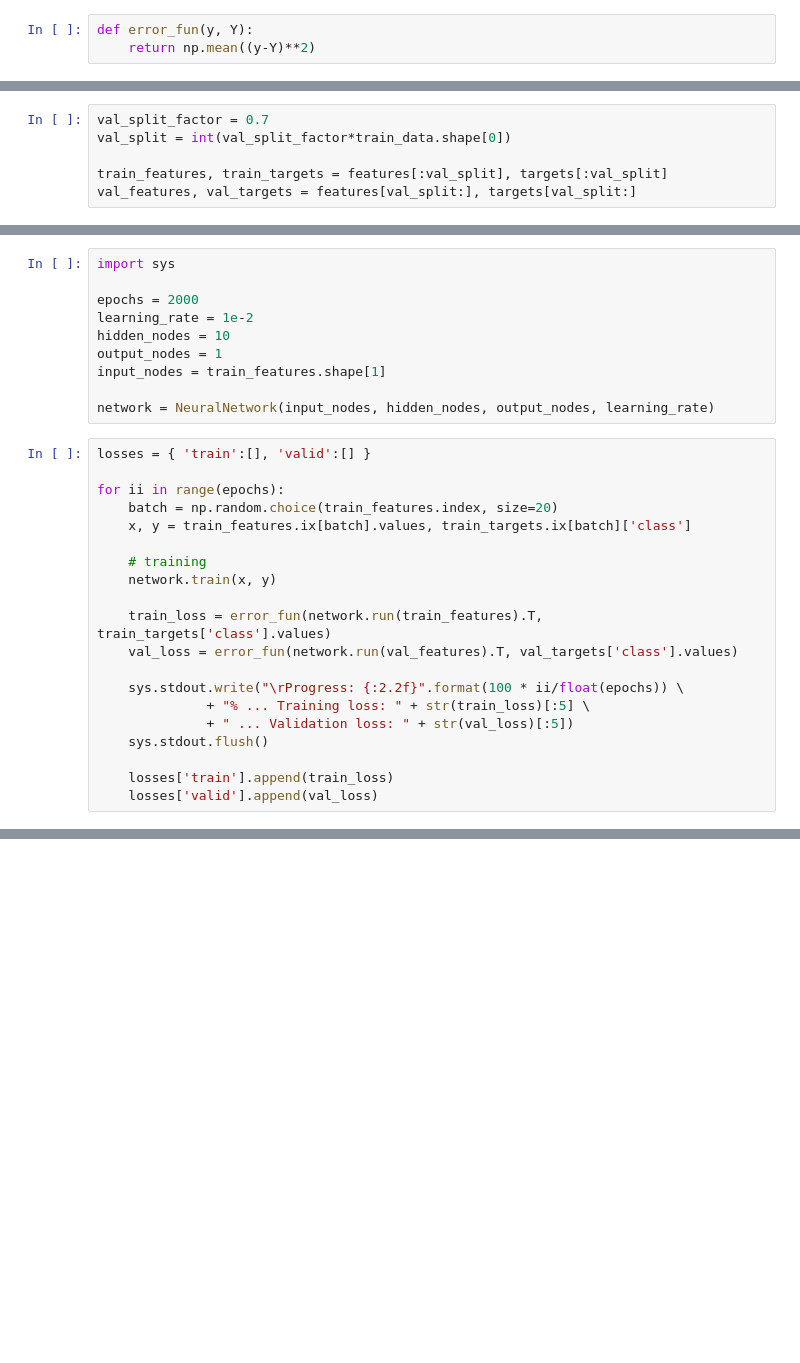
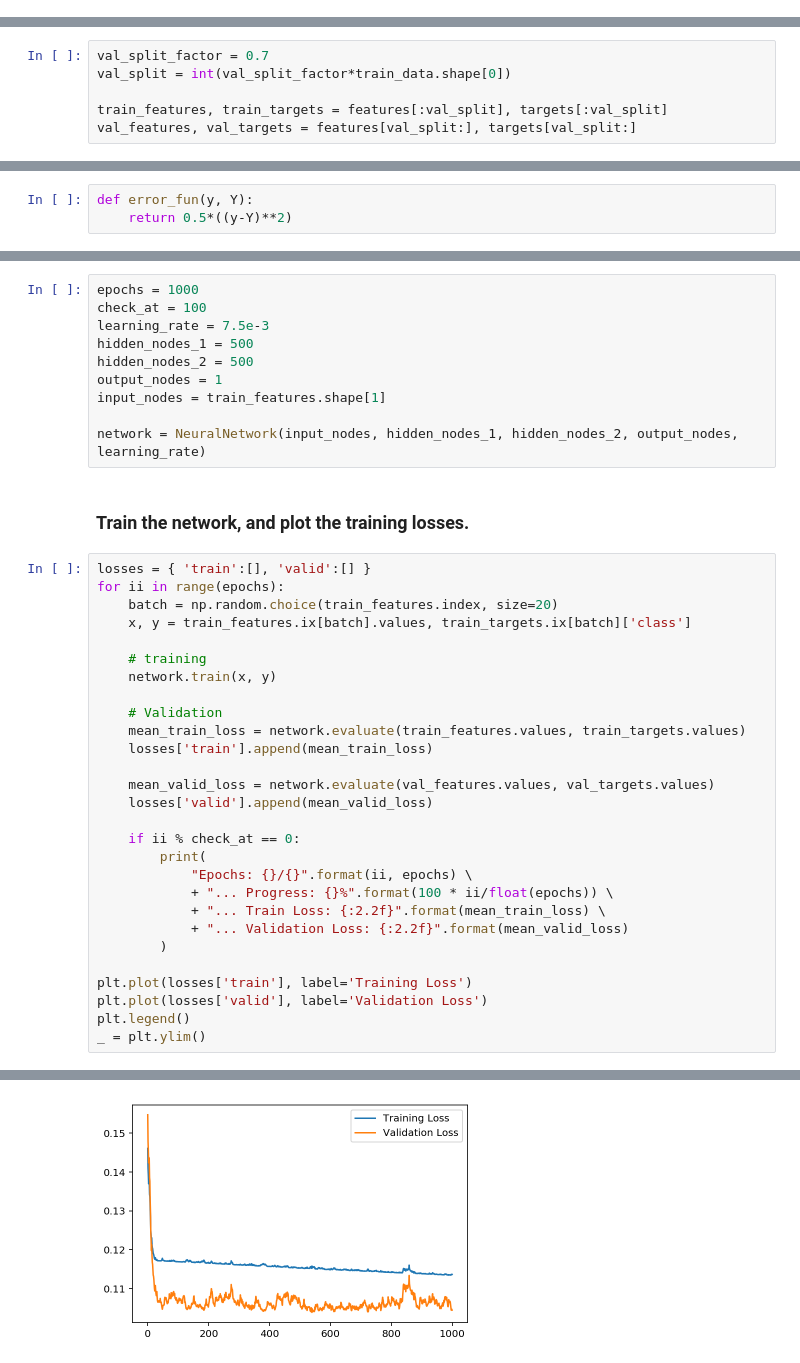
Before and after one commit to elchroy/diabetes-nn-notebook, a Jupyter notebook: notebook.ipynb, the cells around one changed output, grey strips where cells are left out. Saved outputs shown, nothing was run; the diff lists cells and outputs as text; blank space fills up the shorter version.

Commit message:
update network class

```diff
--- a/notebook.ipynb
+++ b/notebook.ipynb
@@ -27,3 +48,0 @@ data.head()
-# %%
-def error_fun(y, Y):
-    return np.mean((y-Y)**2)
@@ -46,0 +90,3 @@ val_features, val_targets = features[val_split:], targets[val_split:]
+# %%
+def error_fun(y, Y):
+    return 0.5*((y-Y)**2)
@@ -117,16 +221,17 @@ class NeuralNetwork:
 # %%
-import sys
-
-epochs = 2000
-learning_rate = 1e-2
-hidden_nodes = 10
+epochs = 1000
+check_at = 100
+learning_rate = 7.5e-3
+hidden_nodes_1 = 500
+hidden_nodes_2 = 500
 output_nodes = 1
 input_nodes = train_features.shape[1]
 
-network = NeuralNetwork(input_nodes, hidden_nodes, output_nodes, learning_rate)
+network = NeuralNetwork(input_nodes, hidden_nodes_1, hidden_nodes_2, output_nodes, learning_rate)
+# %% [markdown]
+### Train the network, and plot the training losses.
 # %%
 losses = { 'train':[], 'valid':[] }
-
 for ii in range(epochs):
     batch = np.random.choice(train_features.index, size=20)
     x, y = train_features.ix[batch].values, train_targets.ix[batch]['class']
@@ -134,14 +239,23 @@ for ii in range(epochs):
     # training
     network.train(x, y)
 
-    train_loss = error_fun(network.run(train_features).T, train_targets['class'].values)
-    val_loss = error_fun(network.run(val_features).T, val_targets['class'].values)
+    # Validation
+    mean_train_loss = network.evaluate(train_features.values, train_targets.values)
+    losses['train'].append(mean_train_loss)
 
-    sys.stdout.write("\rProgress: {:2.2f}".format(100 * ii/float(epochs)) \
-              + "% ... Training loss: " + str(train_loss)[:5] \
-              + " ... Validation loss: " + str(val_loss)[:5])
-    sys.stdout.flush()
+    mean_valid_loss = network.evaluate(val_features.values, val_targets.values)
+    losses['valid'].append(mean_valid_loss)
 
-    losses['train'].append(train_loss)
-    losses['valid'].append(val_loss)
+    if ii % check_at == 0:
+        print(
+            "Epochs: {}/{}".format(ii, epochs) \
+            + "... Progress: {}%".format(100 * ii/float(epochs)) \
+            + "... Train Loss: {:2.2f}".format(mean_train_loss) \
+            + "... Validation Loss: {:2.2f}".format(mean_valid_loss)
+        )
+
+plt.plot(losses['train'], label='Training Loss')
+plt.plot(losses['valid'], label='Validation Loss')
+plt.legend()
+_ = plt.ylim()
 # %% [output]
@@ -156,0 +279 @@ Progress: 13.70% ... Training loss: 0.353 ... Validation loss: 0.276
+[figure, added]
```
Also changed, not shown: parts of 16 cells of this notebook.
